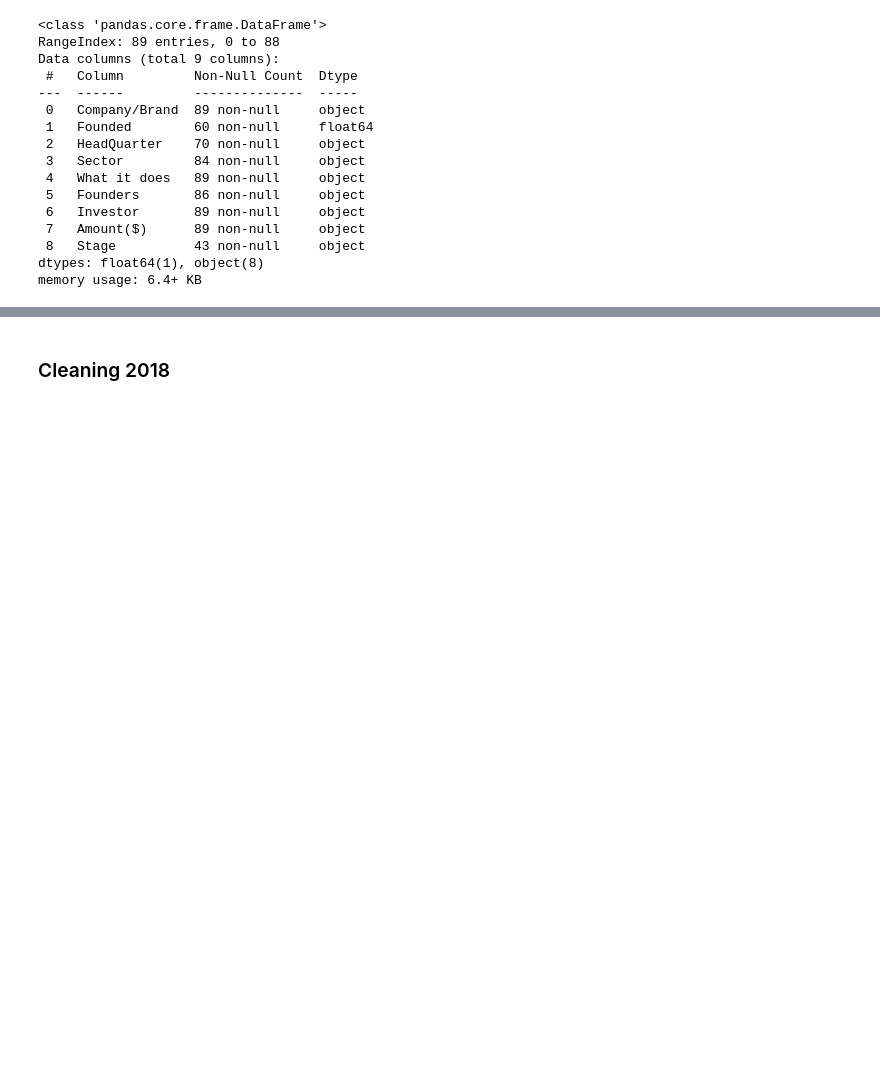
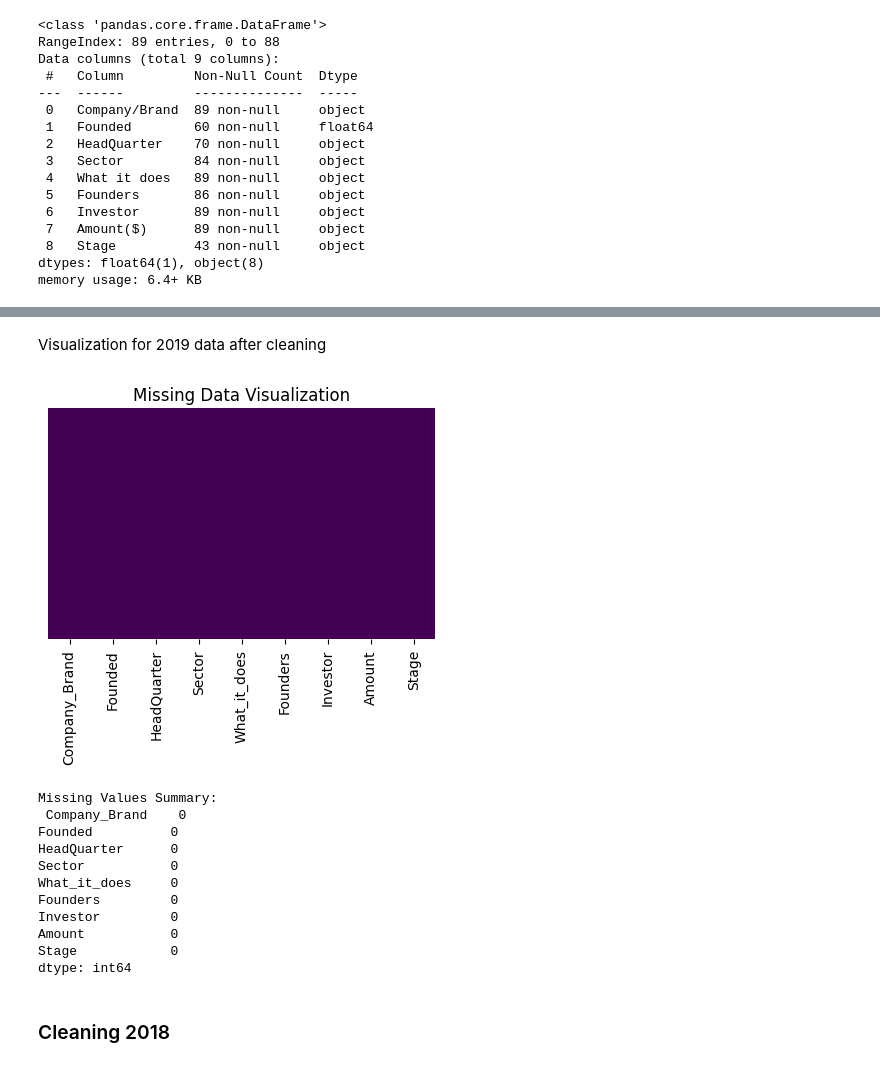
Before and after one commit to GeGe-K/Startup-Ecosystem, a Jupyter notebook: jupyter.ipynb, the cells around one changed output, grey strips where cells are left out. Saved outputs shown, nothing was run; the diff lists cells and outputs as text; code cells hidden in the pictures; blank space fills up the shorter version.

```diff
--- a/jupyter.ipynb
+++ b/jupyter.ipynb
@@ -951,3 +918,0 @@ df_2019['Sector'] = df_2019['Sector'] .fillna("N/A")
-# %%
-# Filling the None, NaN values with N/A from the HQ column
-df_2019['Founders'] = df_2019['Founders'] .fillna("N/A")
@@ -956,14 +918,0 @@ df_2019['Founders'] = df_2019['Founders'] .fillna("N/A")
-# %%
-# Rename the 'Amount($)' to 'Amount'
-df_2019.rename(columns={'Amount($)': 'Amount'}, inplace=True)
-
-# Remove dollar sign ($) from the 'Amount' column
-df_2019['Amount'] = df_2019['Amount'].str.replace('$', '')
-
-# Remove the comma (,) from the 'Amount' column
-df_2019['Amount'] = df_2019['Amount'].str.replace(',', '')
-
-# Change the datatype from string to float
-# df_2019['Amount'] = df_2019['Amount'].astype('float')
-
-df_2019
@@ -974,3 +918,0 @@ ValueError: could not convert string to float: 'Undisclosed'
-# %%
-# Filling the None, NaN values with N/A from the 'Stage' column
-df_2019['Stage'] = df_2019['Stage'] .fillna("N/A")
@@ -1037,0 +988,10 @@ dtype: int64
+# %%
+# Rename the 'Amount($)' to 'Amount'
+df_2019.rename(columns={'Amount($)': 'Amount','Company/Brand':'Company_Brand','What it does': 'What_it_does'}, inplace=True)
+
+# Convert 'Amount' column to string and delete rows where 'Amount' is "Undisclosed" or "undisclosed"
+df_2019 = df_2019[(df_2019['Amount'].astype(str).str.lower() != 'undisclosed') & (df_2019['Amount'] != 'Undisclosed')]
+
+# Display the DataFrame after deleting the rows
+print("DataFrame after deleting rows with 'Undisclosed' or 'undisclosed' in 'Amount' column:")
+df_2019.head()
@@ -1038,3 +1175,30 @@ dtype: int64
+# %% [markdown]
+Visualization for 2019 data after cleaning
+# %%
+# Check for missing values
+missing_values = cleandata_2019.isnull().sum()
+
+# Visualize missing data
+plt.figure(figsize=(5, 3))
+sns.heatmap(cleandata_2019.isnull(), cmap='viridis', cbar=False, yticklabels=False)
+plt.title('Missing Data Visualization')
+plt.show()
+
+# Display missing values summary
+print("Missing Values Summary:\n", missing_values)
+# %% [output]
+[figure, added]
+Missing Values Summary:
+ Company_Brand    0
+Founded          0
+HeadQuarter      0
+Sector           0
+What_it_does     0
+Founders         0
+Investor         0
+Amount           0
+Stage            0
+dtype: int64
 # %% [markdown]
 ### Cleaning 2018
 # %%
```
Also changed, not shown: parts of 33 cells of this notebook.
